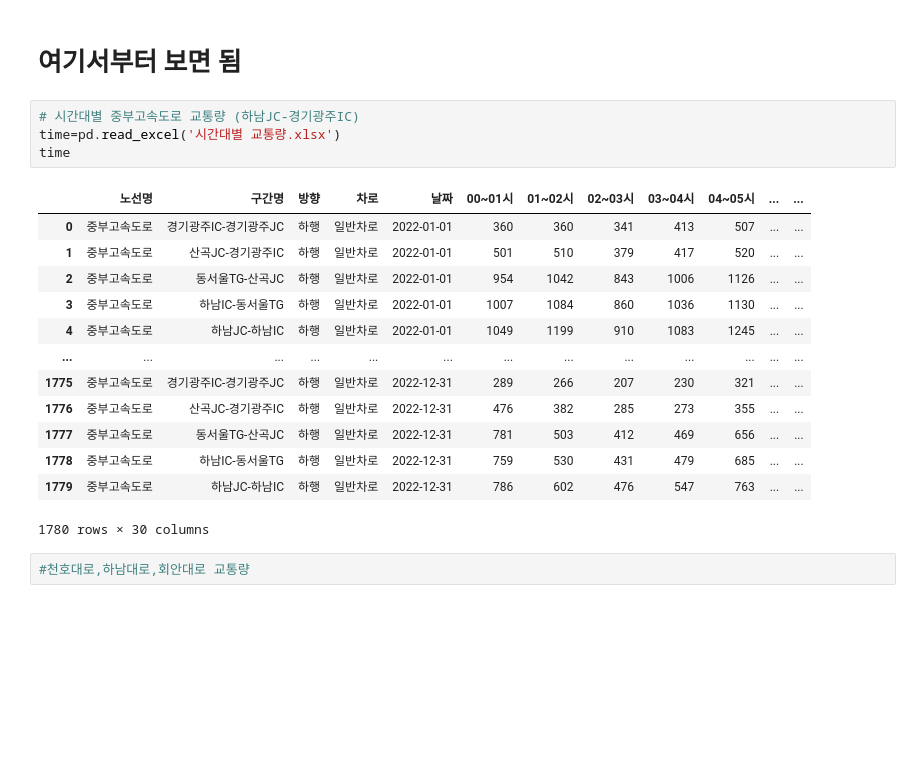
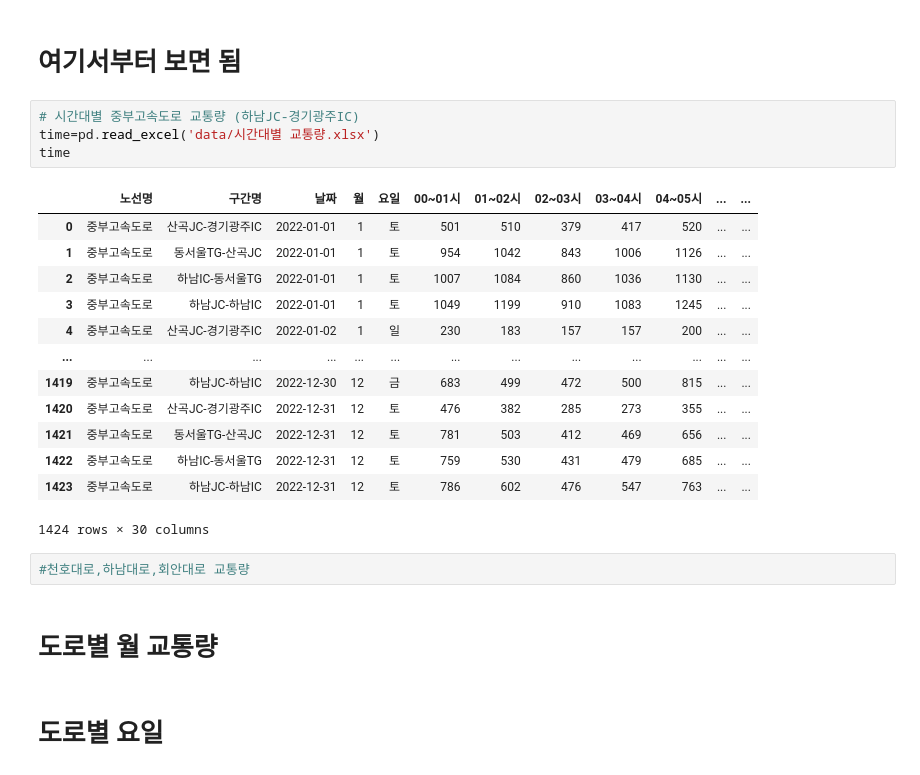
Before and after one commit to ParkJiYeoung8297/HUFS.BigData.Team, a Jupyter notebook: src/시간대별 교통량.ipynb, the cells around one changed output. Saved outputs shown, nothing was run; the diff lists cells and outputs as text; blank space fills up the shorter version.

```diff
--- a/src/시간대별 교통량.ipynb
+++ b/src/시간대별 교통량.ipynb
@@ -37,21 +37,25 @@ df
 # 여기서부터 보면 됨
 # %%
 # 시간대별 중부고속도로 교통량 (하남JC-경기광주IC)
-time=pd.read_excel('시간대별 교통량.xlsx')
+time=pd.read_excel('data/시간대별 교통량.xlsx')
 time
 # %% [output]
-|  | 노선명 | 구간명 | 방향 | 차로 | 날짜 | 00~01시 | 01~02시 | 02~03시 | 03~04시 | 04~05시 | ... | ... |
-| 0 | 중부고속도로 | 경기광주IC-경기광주JC | 하행 | 일반차로 | 2022-01-01 | 360 | 360 | 341 | 413 | 507 | ... | ... |
-| 1 | 중부고속도로 | 산곡JC-경기광주IC | 하행 | 일반차로 | 2022-01-01 | 501 | 510 | 379 | 417 | 520 | ... | ... |
-| 2 | 중부고속도로 | 동서울TG-산곡JC | 하행 | 일반차로 | 2022-01-01 | 954 | 1042 | 843 | 1006 | 1126 | ... | ... |
-| 3 | 중부고속도로 | 하남IC-동서울TG | 하행 | 일반차로 | 2022-01-01 | 1007 | 1084 | 860 | 1036 | 1130 | ... | ... |
-| 4 | 중부고속도로 | 하남JC-하남IC | 하행 | 일반차로 | 2022-01-01 | 1049 | 1199 | 910 | 1083 | 1245 | ... | ... |
+|  | 노선명 | 구간명 | 날짜 | 월 | 요일 | 00~01시 | 01~02시 | 02~03시 | 03~04시 | 04~05시 | ... | ... |
+| 0 | 중부고속도로 | 산곡JC-경기광주IC | 2022-01-01 | 1 | 토 | 501 | 510 | 379 | 417 | 520 | ... | ... |
+| 1 | 중부고속도로 | 동서울TG-산곡JC | 2022-01-01 | 1 | 토 | 954 | 1042 | 843 | 1006 | 1126 | ... | ... |
+| 2 | 중부고속도로 | 하남IC-동서울TG | 2022-01-01 | 1 | 토 | 1007 | 1084 | 860 | 1036 | 1130 | ... | ... |
+| 3 | 중부고속도로 | 하남JC-하남IC | 2022-01-01 | 1 | 토 | 1049 | 1199 | 910 | 1083 | 1245 | ... | ... |
+| 4 | 중부고속도로 | 산곡JC-경기광주IC | 2022-01-02 | 1 | 일 | 230 | 183 | 157 | 157 | 200 | ... | ... |
 | ... | ... | ... | ... | ... | ... | ... | ... | ... | ... | ... | ... | ... |
-| 1775 | 중부고속도로 | 경기광주IC-경기광주JC | 하행 | 일반차로 | 2022-12-31 | 289 | 266 | 207 | 230 | 321 | ... | ... |
-| 1776 | 중부고속도로 | 산곡JC-경기광주IC | 하행 | 일반차로 | 2022-12-31 | 476 | 382 | 285 | 273 | 355 | ... | ... |
-| 1777 | 중부고속도로 | 동서울TG-산곡JC | 하행 | 일반차로 | 2022-12-31 | 781 | 503 | 412 | 469 | 656 | ... | ... |
-| 1778 | 중부고속도로 | 하남IC-동서울TG | 하행 | 일반차로 | 2022-12-31 | 759 | 530 | 431 | 479 | 685 | ... | ... |
-| 1779 | 중부고속도로 | 하남JC-하남IC | 하행 | 일반차로 | 2022-12-31 | 786 | 602 | 476 | 547 | 763 | ... | ... |
+| 1419 | 중부고속도로 | 하남JC-하남IC | 2022-12-30 | 12 | 금 | 683 | 499 | 472 | 500 | 815 | ... | ... |
+| 1420 | 중부고속도로 | 산곡JC-경기광주IC | 2022-12-31 | 12 | 토 | 476 | 382 | 285 | 273 | 355 | ... | ... |
+| 1421 | 중부고속도로 | 동서울TG-산곡JC | 2022-12-31 | 12 | 토 | 781 | 503 | 412 | 469 | 656 | ... | ... |
+| 1422 | 중부고속도로 | 하남IC-동서울TG | 2022-12-31 | 12 | 토 | 759 | 530 | 431 | 479 | 685 | ... | ... |
+| 1423 | 중부고속도로 | 하남JC-하남IC | 2022-12-31 | 12 | 토 | 786 | 602 | 476 | 547 | 763 | ... | ... |
-1780 rows × 30 columns
+1424 rows × 30 columns
 # %%
 #천호대로,하남대로,회안대로 교통량
+# %% [markdown]
+# 도로별 월 교통량
+# %% [markdown]
+# 도로별 요일
```
Also changed, not shown: 3 other files.
